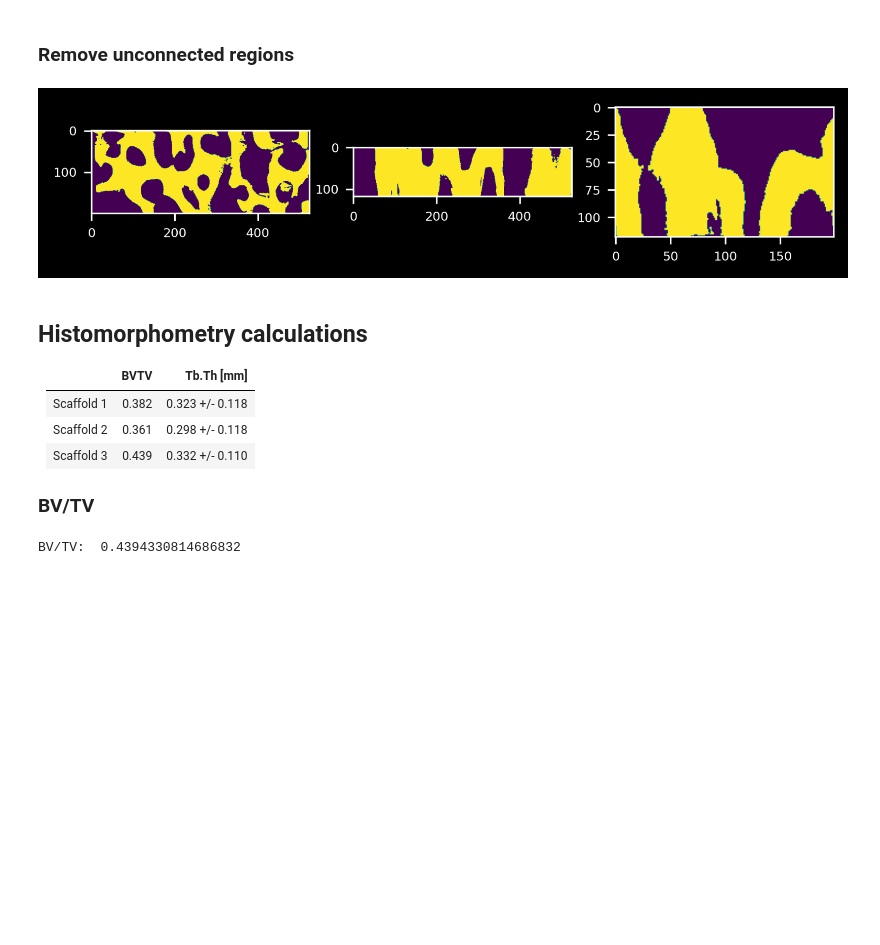
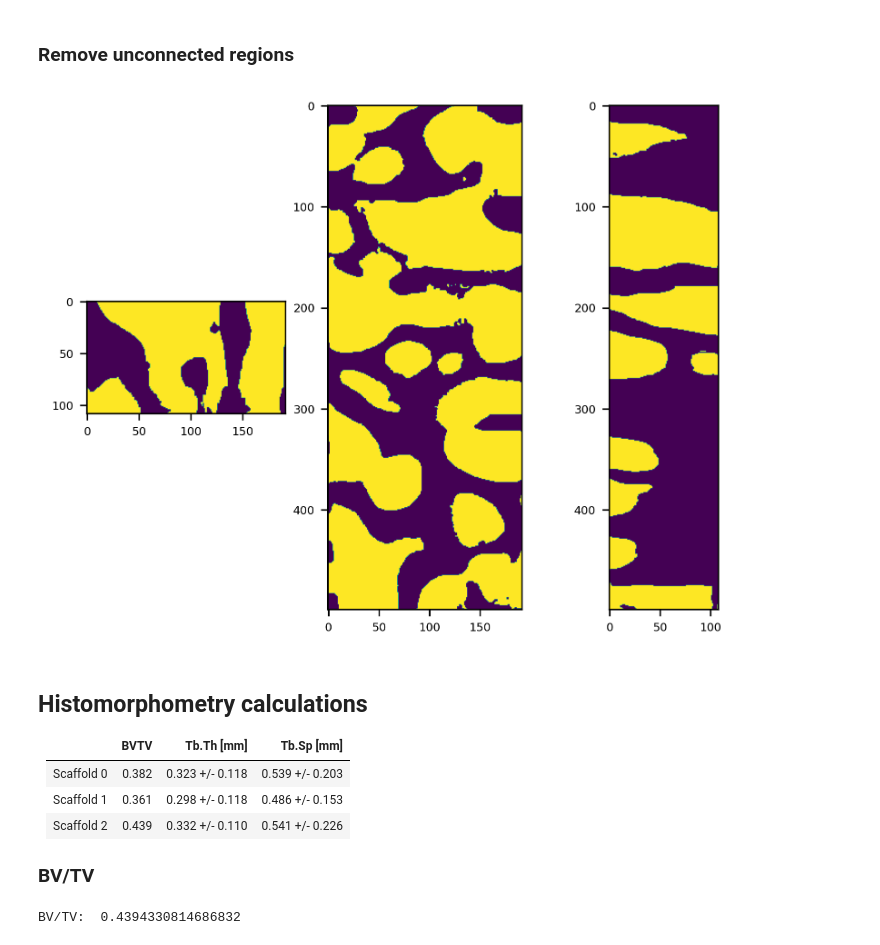
Before and after one commit to gianthk/pyfabric, a Jupyter notebook: notebooks/supertrab_scaffold_trabecular_histomorph.ipynb, the cells around one changed output. Cells and saved outputs as stored; diff of their text form; code cells hidden in the pictures; blank space fills up the shorter version.

```diff
--- a/notebooks/supertrab_scaffold_trabecular_histomorph.ipynb
+++ b/notebooks/supertrab_scaffold_trabecular_histomorph.ipynb
@@ -64,7 +64,7 @@ Scan Settings:
 # %% [markdown]
 Read the input data and define an array of the voxelsize
 # %%
-input_file = os.path.join(data_folder, datasets[2], 'slice_001.tiff')
+input_file = os.path.join(data_folder, datasets[1], 'slice_001.tiff')
 # data_3D = read_tiff_stack(input_file)
 # data_3D = np.rot90(read_tiff_stack(input_file), k=1, axes=(1, 2))
 data_3D = np.transpose(read_tiff_stack(input_file), axes=(1, 0, 2))
@@ -99,0 +95,5 @@ plot_midplanes(BW3)
+# %%
+# BW3 = BW2[34:-34, 10:-10, 4:-4] # scaffold 0
+BW3 = BW2[8:-8, 8:-8, 34:-42] # scaffold 1
+# BW3 = BW2[4:-4, 34:-42, :] # scaffold 2
+plot_midplanes(BW3)
@@ -101,17 +103,17 @@ plot_midplanes(BW3)
 ### Remove unconnected regions
 # %%
 BW4 = remove_unconnected(BW3)
-plot_midplanes(BW4)
+plot_midplanes(~BW4)
 # %% [output]
-[figure, old version]
+[figure, new version]
 # %% [markdown]
 ## Histomorphometry calculations
 
-|   | BVTV | Tb.Th [mm] |
-| - | ---- | ---------- |
-| Scaffold 1 | 0.382 | 0.323 +/- 0.118 |
-| Scaffold 2 | 0.361 | 0.298 +/- 0.118 |
-| Scaffold 3 | 0.439 | 0.332 +/- 0.110 |
+|   | BVTV | Tb.Th [mm] | Tb.Sp [mm] |
+| - | ---- | ---------- | ---------- |
+| Scaffold 0 | 0.382 | 0.323 +/- 0.118 | 0.539 +/- 0.203 |
+| Scaffold 1 | 0.361 | 0.298 +/- 0.118 | 0.486 +/- 0.153 |
+| Scaffold 2 | 0.439 | 0.332 +/- 0.110 | 0.541 +/- 0.226 |
 
 
 ### BV/TV
```
Also changed, not shown: parts of 8 cells of this notebook.
